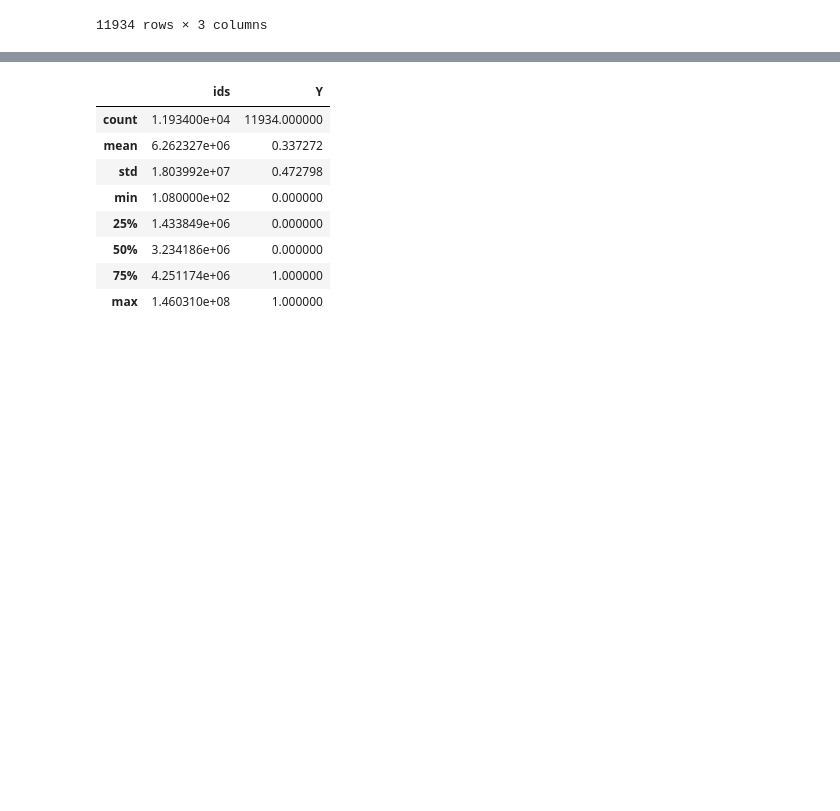
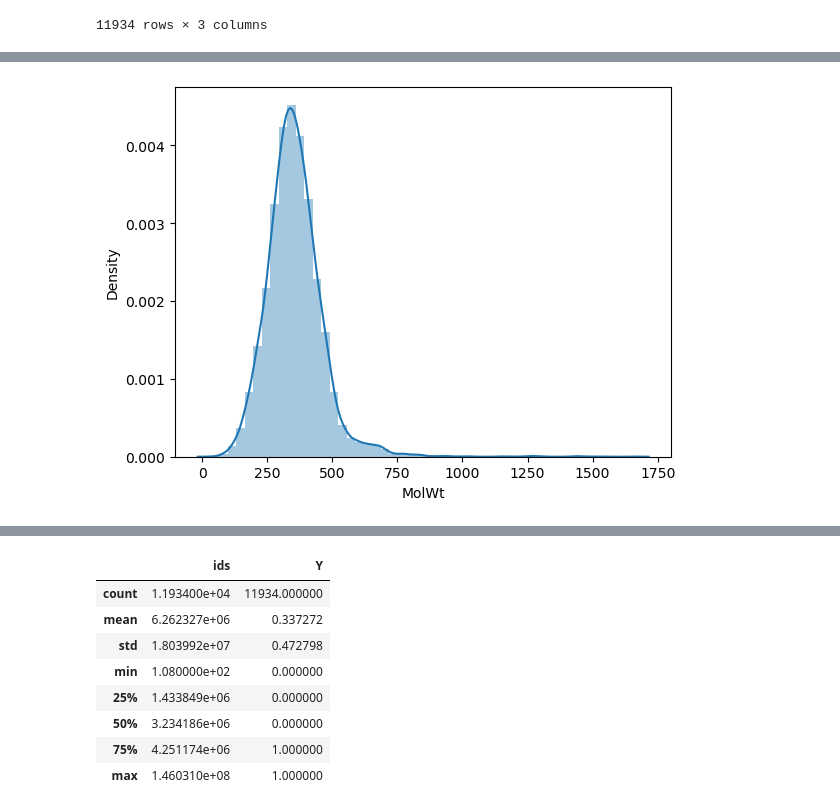
Before and after one commit to BrunoAGSa/Extra-o_Work, a Jupyter notebook: Trabalho parte 2/cyp2c9/trabalho 2.ipynb, the cells around one changed output, grey strips where cells are left out. Drawn from its saved outputs; the diff is of its cells as text; code cells hidden in the pictures; blank space fills up the shorter version.

```diff
--- a/Trabalho parte 2/cyp2c9/trabalho 2.ipynb
+++ b/Trabalho parte 2/cyp2c9/trabalho 2.ipynb
@@ -90,0 +176,5 @@ memory usage: 279.8+ KB
+# %%
+sns.distplot(df_features['MolWt'])
+plt.show()
+# %% [output]
+[figure, added]
```
Also changed, not shown: parts of 29 cells of this notebook, 1 other file.
